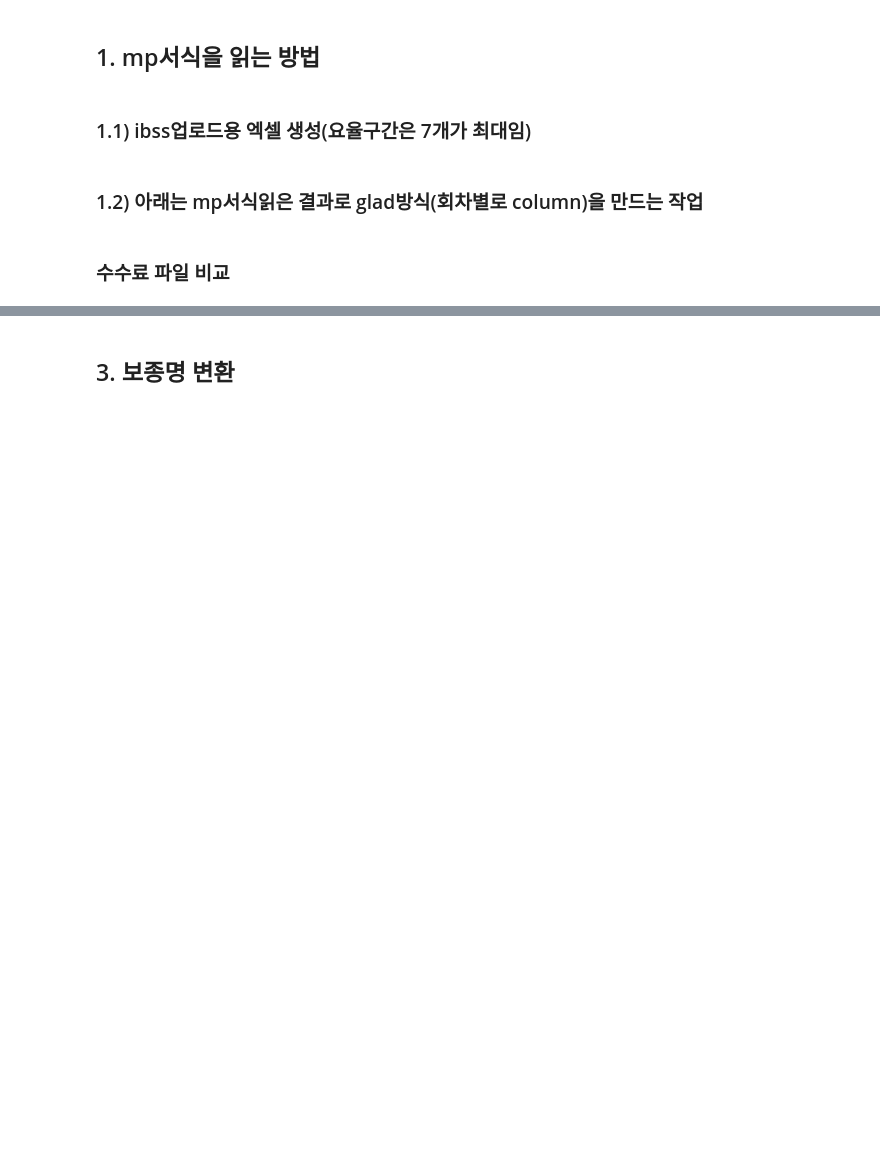
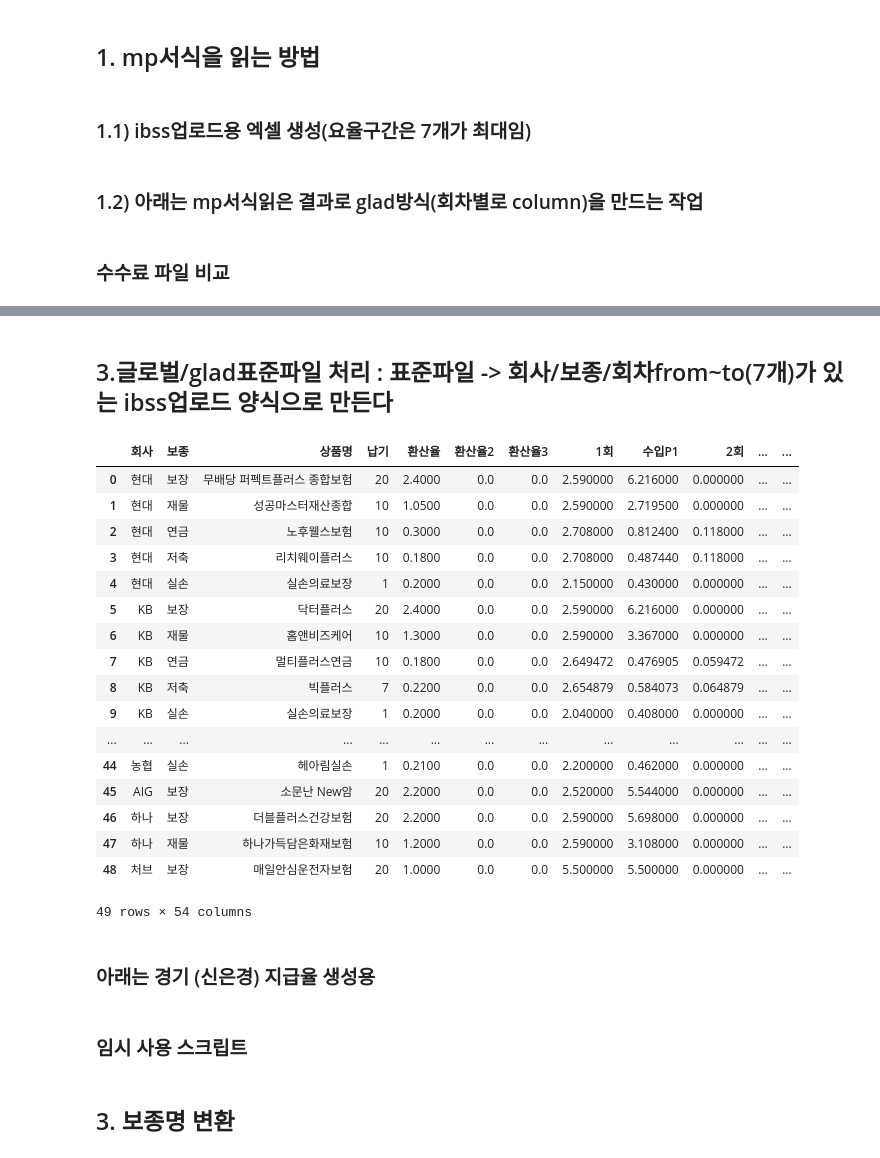
Before and after one commit to rsentra/py-repos, a Jupyter notebook: glad-work/수수료지급율표.ipynb, the cells around one changed output, grey strips where cells are left out. Drawn from its saved outputs; the diff is of its cells as text; code cells hidden in the pictures; blank space fills up the shorter version.

```diff
--- a/glad-work/수수료지급율표.ipynb
+++ b/glad-work/수수료지급율표.ipynb
@@ -6,3 +3,14 @@ import GladUtil as gd
+# %%
+import pandas as pd
+import GladUtil as gd
+COMP_LIFE = {'흥국생명':'흥국','한화생명':'한화','푸르덴셜':'푸르','카디프생명':'카디프','처브라이프':'처브','오렌지라이프':'오렌지','신한생명':'신한','삼성생명':'삼성',
+             '미래에셋':'미래','메트라이프':'메트','라이나생명':'라이나','동양생명':'동양','농협생명':'농협','교보생명':'교보','KDB생명':'kdb','KB생명':'KB','IBK':'IBK',
+             'DGB생명':'DGB','DB생명':'DB','ABL생명':'ABL'}
+COMP_LONG = {'흥국화재':'흥국','한화손보':'한화','현대해상':'현대','삼성화재':'삼성','농협손보':'농협','DB손보':'DB','KB손보':'KB','메리츠손보':'메리츠',
+             '롯데손보':'롯데','MG손보':'MG','AIG손보':'AIG','처브손보':'처브','하나손보':'하나','DAS':'DAS','chubb손보':'처브','메리츠화재':'메리츠'}
+DICT_JONG = {'인보장':'보장','재물성':'재물','연금성':'연금','저축성':'저축','재물10년':'재물','연금10년':'연금','일반보장1':'보장','보장성':'보장'}
+DICT_LIFE = {'변액연금': '변액연금1', '변액종신': '변액종신1', '변액적립': '변액적립1', '저축': '저축1', '연금': '연금1', '종신': '종신1',
+              '보장성': '보장성1','실손':'실손1', '중저가(보장성4)': '중저가1'}
 # %% [markdown]
 ## 1. mp서식을 읽는 방법
 # %%
@@ -264,0 +228,2 @@ tt = dict(df_temp.iloc[7])
+# %% [markdown]
+## 3.글로벌/glad표준파일 처리 : 표준파일 -> 회사/보종/회차from~to(7개)가 있는 ibss업로드 양식으로 만든다
@@ -264,0 +346,23 @@ tt = dict(df_temp.iloc[7])
+# %%
+df
+# %% [output]
+|  | 회사 | 보종 | 상품명 | 납기 | 환산율 | 환산율2 | 환산율3 | 1회 | 수입P1 | 2회 | ... | ... |
+| 0 | 현대 | 보장 | 무배당 퍼펙트플러스 종합보험 | 20 | 2.4000 | 0.0 | 0.0 | 2.590000 | 6.216000 | 0.000000 | ... | ... |
+| 1 | 현대 | 재물 | 성공마스터재산종합 | 10 | 1.0500 | 0.0 | 0.0 | 2.590000 | 2.719500 | 0.000000 | ... | ... |
+| 2 | 현대 | 연금 | 노후웰스보험 | 10 | 0.3000 | 0.0 | 0.0 | 2.708000 | 0.812400 | 0.118000 | ... | ... |
+| 3 | 현대 | 저축 | 리치웨이플러스 | 10 | 0.1800 | 0.0 | 0.0 | 2.708000 | 0.487440 | 0.118000 | ... | ... |
+| 4 | 현대 | 실손 | 실손의료보장 | 1 | 0.2000 | 0.0 | 0.0 | 2.150000 | 0.430000 | 0.000000 | ... | ... |
+| 5 | KB | 보장 | 닥터플러스 | 20 | 2.4000 | 0.0 | 0.0 | 2.590000 | 6.216000 | 0.000000 | ... | ... |
+| 6 | KB | 재물 | 홈앤비즈케어 | 10 | 1.3000 | 0.0 | 0.0 | 2.590000 | 3.367000 | 0.000000 | ... | ... |
+| 7 | KB | 연금 | 멀티플러스연금 | 10 | 0.1800 | 0.0 | 0.0 | 2.649472 | 0.476905 | 0.059472 | ... | ... |
+| 8 | KB | 저축 | 빅플러스 | 7 | 0.2200 | 0.0 | 0.0 | 2.654879 | 0.584073 | 0.064879 | ... | ... |
+| 9 | KB | 실손 | 실손의료보장 | 1 | 0.2000 | 0.0 | 0.0 | 2.040000 | 0.408000 | 0.000000 | ... | ... |
+| ... | ... | ... | ... | ... | ... | ... | ... | ... | ... | ... | ... | ... |
+| 44 | 농협 | 실손 | 헤아림실손 | 1 | 0.2100 | 0.0 | 0.0 | 2.200000 | 0.462000 | 0.000000 | ... | ... |
+| 45 | AIG | 보장 | 소문난 New암 | 20 | 2.2000 | 0.0 | 0.0 | 2.520000 | 5.544000 | 0.000000 | ... | ... |
+| 46 | 하나 | 보장 | 더블플러스건강보험 | 20 | 2.2000 | 0.0 | 0.0 | 2.590000 | 5.698000 | 0.000000 | ... | ... |
+| 47 | 하나 | 재물 | 하나가득담은화재보험 | 10 | 1.2000 | 0.0 | 0.0 | 2.590000 | 3.108000 | 0.000000 | ... | ... |
+| 48 | 처브 | 보장 | 매일안심운전자보험 | 20 | 1.0000 | 0.0 | 0.0 | 5.500000 | 5.500000 | 0.000000 | ... | ... |
+49 rows × 54 columns
+# %% [markdown]
+### 아래는 경기 (신은경) 지급율 생성용
@@ -265,3 +397,5 @@ tt = dict(df_temp.iloc[7])
+# %% [markdown]
+### 임시 사용 스크립트
 # %%
 ## glad표준 엑셀 파일(아이리치)--임시용
 지점='아이리치'
```
Also changed, not shown: parts of 12 cells of this notebook.
